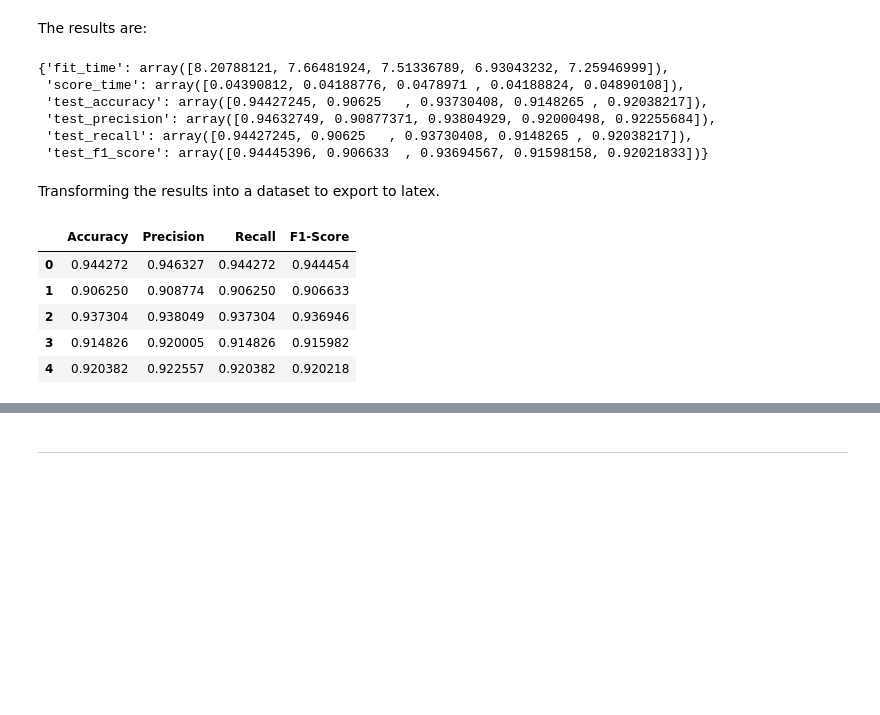
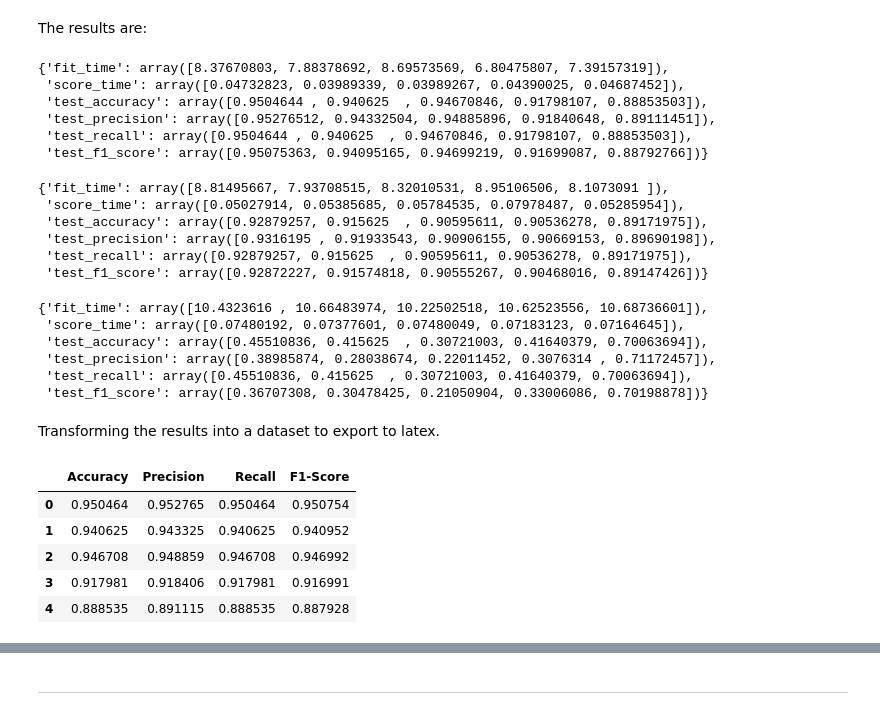
Before and after one commit to Krids/CharacterRecognitionProject, a Jupyter notebook: CharacterRecognition.ipynb, the cells around one changed output, grey strips where cells are left out. Saved outputs shown, nothing was run; the diff lists cells and outputs as text; code cells hidden in the pictures; blank space fills up the shorter version.

```diff
--- a/CharacterRecognition.ipynb
+++ b/CharacterRecognition.ipynb
@@ -186,6 +188,6 @@ The multi-layer perceptron depicted below has an input layer that simply transfo
 # %%
 # Function to create model, required for KerasClassifier
-def create_model():
+def create_model_1():
     # create model
     model = keras.Sequential()
     model.add(keras.layers.Flatten(input_shape=(16, 16)))
@@ -197,6 +232,6 @@ def create_model():
 # %%
 # Wrap Keras model so it can be used by scikit-learn
-neural_network = KerasClassifier(build_fn=create_model,
+neural_network_1 = KerasClassifier(build_fn=create_model_1,
                                  epochs=100,
                                  batch_size=64,
                                  verbose=0)
@@ -218,4 +265,4 @@ Here the model is trained using cross-validation with five subsets with the same
 # %%
 # Evaluate neural network using five-fold cross-validation
 kfold = StratifiedKFold(n_splits=5, shuffle=True, random_state=42)
-acc_results = cross_validate(neural_network, dataset.data.images, Y, cv=kfold, scoring=scoring, return_train_score=False)
+acc_results_1 = cross_validate(neural_network_1, dataset.data.images, Y, cv=kfold, scoring=scoring, return_train_score=False)
@@ -222,26 +273,44 @@ acc_results = cross_validate(neural_network, dataset.data.images, Y, cv=kfold, s
 # %% [markdown]
 The results are:
-# %%
-acc_results
-# %% [output]
-{'fit_time': array([8.20788121, 7.66481924, 7.51336789, 6.93043232, 7.25946999]),
- 'score_time': array([0.04390812, 0.04188776, 0.0478971 , 0.04188824, 0.04890108]),
- 'test_accuracy': array([0.94427245, 0.90625   , 0.93730408, 0.9148265 , 0.92038217]),
- 'test_precision': array([0.94632749, 0.90877371, 0.93804929, 0.92000498, 0.92255684]),
- 'test_recall': array([0.94427245, 0.90625   , 0.93730408, 0.9148265 , 0.92038217]),
- 'test_f1_score': array([0.94445396, 0.906633  , 0.93694567, 0.91598158, 0.92021833])}
+# %%
+acc_results_1
+# %% [output]
+{'fit_time': array([8.37670803, 7.88378692, 8.69573569, 6.80475807, 7.39157319]),
+ 'score_time': array([0.04732823, 0.03989339, 0.03989267, 0.04390025, 0.04687452]),
+ 'test_accuracy': array([0.9504644 , 0.940625  , 0.94670846, 0.91798107, 0.88853503]),
+ 'test_precision': array([0.95276512, 0.94332504, 0.94885896, 0.91840648, 0.89111451]),
+ 'test_recall': array([0.9504644 , 0.940625  , 0.94670846, 0.91798107, 0.88853503]),
+ 'test_f1_score': array([0.95075363, 0.94095165, 0.94699219, 0.91699087, 0.88792766])}
+# %%
+acc_results_2
+# %% [output]
+{'fit_time': array([8.81495667, 7.93708515, 8.32010531, 8.95106506, 8.1073091 ]),
+ 'score_time': array([0.05027914, 0.05385685, 0.05784535, 0.07978487, 0.05285954]),
+ 'test_accuracy': array([0.92879257, 0.915625  , 0.90595611, 0.90536278, 0.89171975]),
+ 'test_precision': array([0.9316195 , 0.91933543, 0.90906155, 0.90669153, 0.89690198]),
+ 'test_recall': array([0.92879257, 0.915625  , 0.90595611, 0.90536278, 0.89171975]),
+ 'test_f1_score': array([0.92872227, 0.91574818, 0.90555267, 0.90468016, 0.89147426])}
+# %%
+acc_results_3
+# %% [output]
+{'fit_time': array([10.4323616 , 10.66483974, 10.22502518, 10.62523556, 10.68736601]),
+ 'score_time': array([0.07480192, 0.07377601, 0.07480049, 0.07183123, 0.07164645]),
+ 'test_accuracy': array([0.45510836, 0.415625  , 0.30721003, 0.41640379, 0.70063694]),
+ 'test_precision': array([0.38985874, 0.28038674, 0.22011452, 0.3076314 , 0.71172457]),
+ 'test_recall': array([0.45510836, 0.415625  , 0.30721003, 0.41640379, 0.70063694]),
+ 'test_f1_score': array([0.36707308, 0.30478425, 0.21050904, 0.33006086, 0.70198878])}
 # %% [markdown]
 Transforming the results into a dataset to export to latex.
 # %%
-df = pd.DataFrame(acc_results)
-df.drop(columns=['fit_time', 'score_time'], inplace=True)
+df_1 = pd.DataFrame(acc_results_1)
+df_1.drop(columns=['fit_time', 'score_time'], inplace=True)
 columns = ['Accuracy', 'Precision', 'Recall', 'F1-Score']
-df.columns = columns
-df.head()
+df_1.columns = columns
+df_1.head()
 # %% [output]
 |  | Accuracy | Precision | Recall | F1-Score |
-| 0 | 0.944272 | 0.946327 | 0.944272 | 0.944454 |
-| 1 | 0.906250 | 0.908774 | 0.906250 | 0.906633 |
-| 2 | 0.937304 | 0.938049 | 0.937304 | 0.936946 |
-| 3 | 0.914826 | 0.920005 | 0.914826 | 0.915982 |
-| 4 | 0.920382 | 0.922557 | 0.920382 | 0.920218 |
+| 0 | 0.950464 | 0.952765 | 0.950464 | 0.950754 |
+| 1 | 0.940625 | 0.943325 | 0.940625 | 0.940952 |
+| 2 | 0.946708 | 0.948859 | 0.946708 | 0.946992 |
+| 3 | 0.917981 | 0.918406 | 0.917981 | 0.916991 |
+| 4 | 0.888535 | 0.891115 | 0.888535 | 0.887928 |
```
Also changed, not shown: parts of 31 cells of this notebook, 3 other files.
